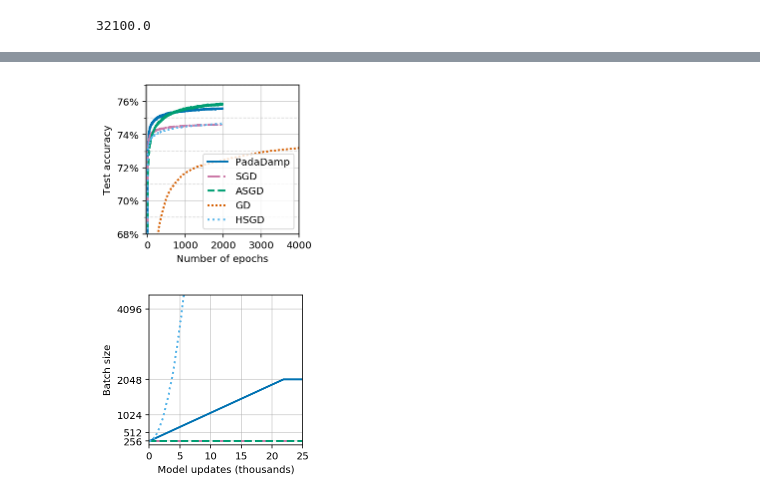
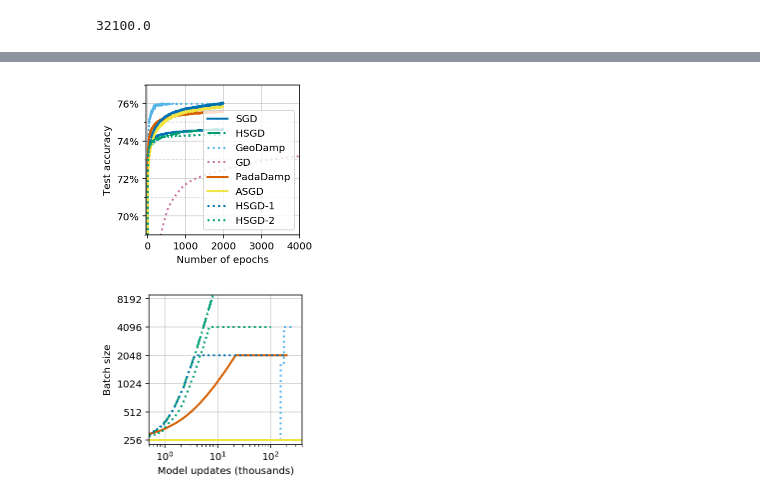
Before and after one commit to stsievert/adadamp-experiments, a Jupyter notebook: exp-cnvx/Viz.ipynb, the cells around one changed output, grey strips where cells are left out. Drawn from its saved outputs; the diff is of its cells as text; code cells hidden in the pictures.

Commit message:
Run GeoDamp on convex experiment

```diff
--- a/exp-cnvx/Viz.ipynb
+++ b/exp-cnvx/Viz.ipynb
@@ -115,0 +111,30 @@ WIDTHS = [2, 2, 2, 3, 2, 2, 2]
+# %%
+import numpy as np
+
+## Paper figures
+DAMPERS = ["padalr", "hsgd", "geo", "gd", "pada", "asgd"]
+COLORS =  ["C0",     "C1",   "C5",  "C3", "C2",   "C4"]
+STYLES =  ["-",      "-.",    ":",    ":", "-", "-"]
+WIDTHS = [2] * 7
+
+## Appendix figures
+DAMPERS = ["padalr", "hsgd", "geo", "gd", "pada", "asgd", "hsgd1", "hsgd2"]
+COLORS =  ["C0",     "C1",   "C5",  "C3", "C2",   "C4", "C0", "C1"]
+STYLES =  ["-",      "-.",    ":",    ":", "-", "-", ":", ":"]
+WIDTHS = [2] * 9
+
+LABELS = {
+    "pada": "PadaDamp",
+    "padalr": "SGD",
+    "asgd": "ASGD",
+    "gd": "GD",
+    "geo": "GeoDamp",
+    "hsgd1": "HSGD-1",
+    "hsgd2": "HSGD-2",
+    "hsgd": "HSGD",
+}
+ylim = (0.69, 0.77)
+
+idx = 5
+# print(DAMPERS[idx], STYLES[idx], COLORS[idx])
+# assert len(STYLES) == len(COLORS) == len(DAMPERS), [len(x) for x in [COLORS, STYLES, DAMPERS]]
@@ -273,14 +324,20 @@ ax.set_xlabel("Number of epochs")
 ax.set_xlim(-40.5, 4e3)
 ax.yaxis.set_major_formatter(plt.FuncFormatter(lambda v, _: f"{int(v * 100)}%"))
 # ax.xaxis.set_major_locator(plt.MultipleLocator(500))
+odd_percs = np.arange(50) * 2 + 1
+ax.yaxis.set_minor_locator(plt.FixedLocator(odd_percs / 100))
 
 odd_percs = np.arange(50) * 2 + 1
-ax.yaxis.set_minor_locator(plt.FixedLocator(odd_percs / 100))
+# ax.yaxis.set_minor_locator(plt.FixedLocator(odd_percs / 100))
+ax.yaxis.set_major_locator(plt.MultipleLocator(0.02))
 ax.grid(alpha=0.5, which="minor", linestyle="--")
 ax.legend(loc="lower right")
+# ax.set_ylim(0.65, None)
+# ax.set_xlim(1, None)
+# ax.set_xscale("log")
 fig.savefig("padadamp-epochs.pdf", bbox_inches="tight")
 # %% [output]
-[figure, old version]
+[figure, new version]
 # %%
 import numpy as np
 x = "model_updates_show"
@@ -296,37 +353,40 @@ fig, ax = lineplot(
     **kwargs,
     fig_ax=(fig, ax),
 )
 # ax.set_ylim(0.68, 0.77)
 ax.grid(alpha=0.6)
 ax.set_ylabel("Batch size")
 ax.set_xlabel("Model updates (thousands)")
 # ax.set_yscale("log", basey=2)
 # ys = [32 * i for i in range(10)]
 # ys = [2**i for i in [6, 6.5, 7, 7.5]]
 # ax.yaxis.set_major_locator(plt.FixedLocator(ys))
 
 def y_fmt(v, _):
     pwr = np.log2(v)
     if np.allclose(pwr, np.floor(pwr)):
         pwr = int(pwr)
     return "$2^{{{}}}$".format(pwr)
 
 # ax.yaxis.set_major_formatter(plt.FuncFormatter(y_fmt))
 # ax.set_xscale("log", basex=10)
 # ax.set_ylim(None, 2**8)
 # ax.xaxis.set_major_formatter(plt.FuncFormatter(lambda v, _: f"{int(v / 1e3)}e3" if v > 0 else "0"))
 # ax.xaxis.set_major_formatter(plt.FuncFormatter(lambda v, _: f"{int(v):,}" if v > 0 else "0"))
 if False:
     ax.set_yscale("log", basey=2)
     ax.set_ylim(None, 2**12)
 else:
-    ax.set_xlim(0, 25)
-    ax.yaxis.set_major_locator(plt.FixedLocator([256, 512, 1024, 2048, 4096, 8192]))
-#     ax.set_yscale("log", basey=2)
-    mbs = 4096 * 1
-    ax.set_ylim(150, 1.1 * mbs)
+    ax.set_xlim(0.5, 400)
+    ax.set_xscale("log")
+    ax.set_yscale("log", basey=2)
+    mbs = 4096 * 2
+#     mbs = 2048
+    ax.set_ylim(0.9 * 256, 1.1 * mbs)
+    ax.yaxis.set_major_formatter(plt.FuncFormatter(lambda x, _: str(int(x))))
+    ax.yaxis.set_major_locator(plt.FixedLocator([128, 256, 512, 1024, 2048, 4096, 8192]))
     ax.legend_.remove()
 fig.savefig("padadamp-bs.pdf", bbox_inches="tight")
 # %% [output]
-[figure, old version]
+[figure, new version]
 # %%
```
Also changed, not shown: parts of 14 cells of this notebook, 4 other files.
